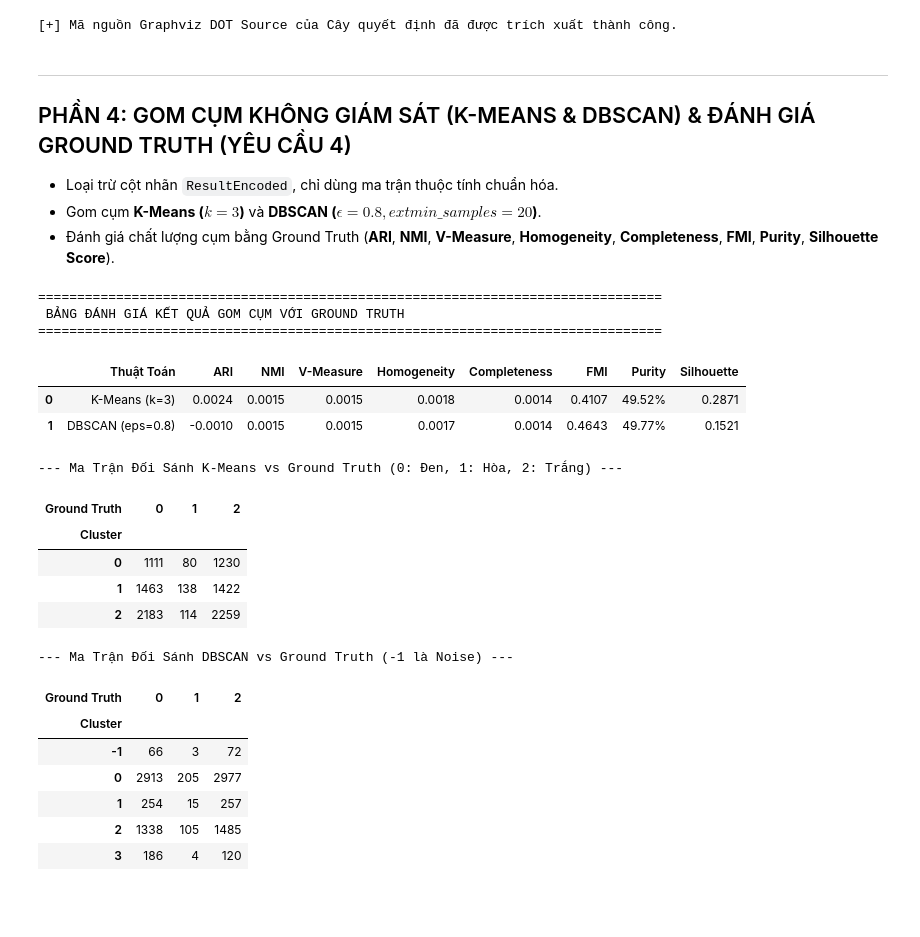
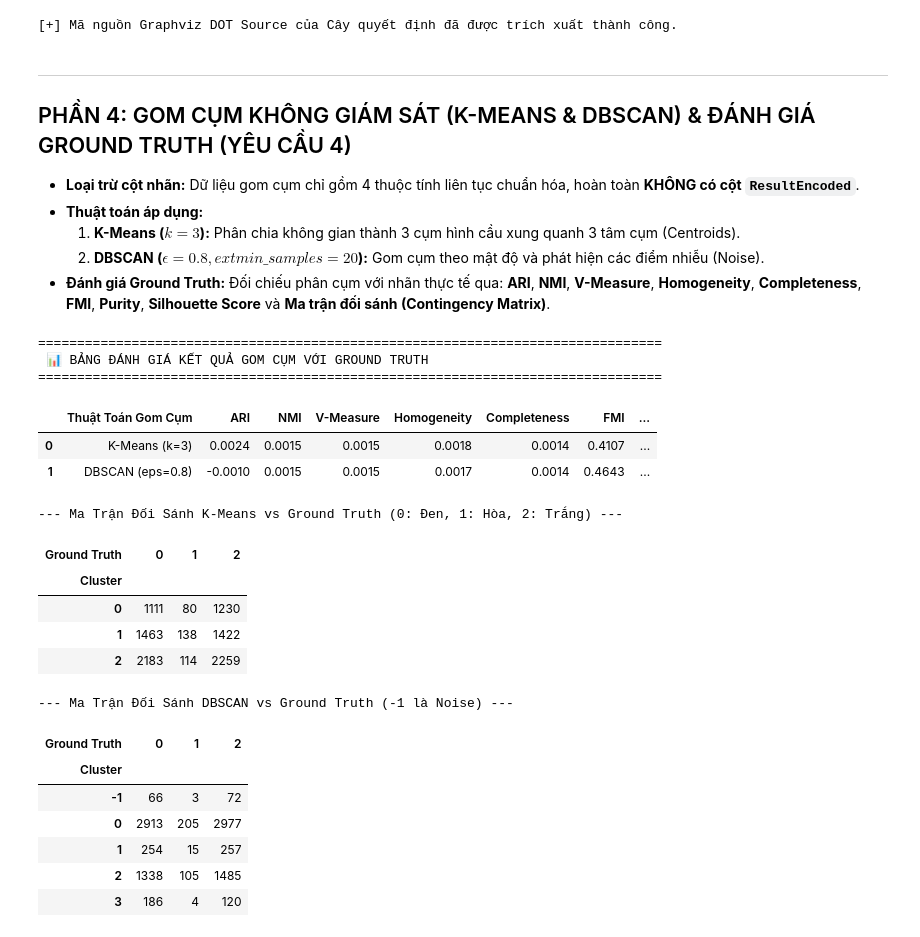
Before and after one commit to vongocgiavy/linh, a Jupyter notebook: lichess_ml_analysis.ipynb, the cells around one changed output. Cells and saved outputs as stored; diff of their text form; code cells hidden in the pictures; blank space fills up the shorter version.

```diff
--- a/lichess_ml_analysis.ipynb
+++ b/lichess_ml_analysis.ipynb
@@ -45,5 +67,6 @@ print("[+] Đã nạp thành công các thư viện cần thiết!")
 # %%
 def clean_moves(moves_str):
+    """Làm sạch chuỗi nước đi PGN, loại bỏ ký tự chú thích và đánh giá cờ."""
     if not isinstance(moves_str, str) or not moves_str.strip():
         return ""
     text = re.sub(r'\{[^}]*\}', '', moves_str)
@@ -57,6 +80,7 @@ def clean_moves(moves_str):
     return " ".join(clean_tokens)
 
 def extract_opening_ply(opening_str):
+    """Trích xuất độ sâu lý thuyết khai cuộc (số nửa nước đi lý thuyết) từ PGN Opening tag."""
     if not isinstance(opening_str, str) or not opening_str.strip():
         return 4.0
     text = opening_str.lower()
@@ -68,9 +92,11 @@ def extract_opening_ply(opening_str):
         return 4.0
     return 2.0
 
+# 1. Đọc dữ liệu gốc
 raw_path = os.path.join("data", "processed_games.csv")
 df_raw = pd.read_csv(raw_path)
 
+# 2. Xử lý ép kiểu Elo và loại bỏ giá trị dị biệt
 df = df_raw.copy()
 df['white_rating'] = pd.to_numeric(df['WhiteElo'], errors='coerce')
 df['black_rating'] = pd.to_numeric(df['BlackElo'], errors='coerce')
@@ -78,18 +104,22 @@ df = df.dropna(subset=['white_rating', 'black_rating'])
 df = df[(df['white_rating'] >= 600) & (df['white_rating'] <= 3500)]
 df = df[(df['black_rating'] >= 600) & (df['black_rating'] <= 3500)]
 
+# 3. Kỹ thuật tạo đặc trưng (Feature Engineering không rò rỉ dữ liệu)
 df['rating_diff'] = df['white_rating'] - df['black_rating']
 df['rated'] = df['Event'].apply(lambda x: 1 if isinstance(x, str) and 'rated' in x.lower() else 0)
 df['opening_ply'] = df['Opening'].apply(extract_opening_ply)
 df['Moves'] = df['Moves'].apply(clean_moves)
 
+# 4. Mã hóa nhãn mục tiêu (0: Đen thắng, 1: Hòa, 2: Trắng thắng)
 result_map = {'0-1': 0, '1/2-1/2': 1, '1-0': 2}
 df['ResultEncoded'] = df['Result'].map(result_map)
 df = df.dropna(subset=['ResultEncoded'])
 df['ResultEncoded'] = df['ResultEncoded'].astype(int)
 
+# 5. Cố định mẫu 10,000 ván cờ sạch
 df = df.sample(n=min(10000, len(df)), random_state=SEED).reset_index(drop=True)
 clean_csv_path = os.path.join("data", "filtered_processed_games.csv")
 df.to_csv(clean_csv_path, index=False)
-print(f"[+] Đã tạo tập dữ liệu sạch tại: {clean_csv_path}")
+
+print(f"[+] Đã hoàn thành tiền xử lý và lưu tập dữ liệu sạch ({len(df):,} dòng) tại: {clean_csv_path}")
 # %% [output]
@@ -412,9 +480,11 @@ else:
 # %% [markdown]
 ---
 ## PHẦN 4: GOM CỤM KHÔNG GIÁM SÁT (K-MEANS & DBSCAN) & ĐÁNH GIÁ GROUND TRUTH (YÊU CẦU 4)
-- Loại trừ cột nhãn `ResultEncoded`, chỉ dùng ma trận thuộc tính chuẩn hóa.
-- Gom cụm **K-Means ($k=3$)** và **DBSCAN ($\epsilon=0.8, 	ext{min\_samples}=20$)**.
-- Đánh giá chất lượng cụm bằng Ground Truth (**ARI**, **NMI**, **V-Measure**, **Homogeneity**, **Completeness**, **FMI**, **Purity**, **Silhouette Score**).
+* **Loại trừ cột nhãn:** Dữ liệu gom cụm chỉ gồm 4 thuộc tính liên tục chuẩn hóa, hoàn toàn **KHÔNG có cột `ResultEncoded`**.
+* **Thuật toán áp dụng:**
+  1. **K-Means ($k=3$):** Phân chia không gian thành 3 cụm hình cầu xung quanh 3 tâm cụm (Centroids).
+  2. **DBSCAN ($\epsilon=0.8, 	ext{min\_samples}=20$):** Gom cụm theo mật độ và phát hiện các điểm nhiễu (Noise).
+* **Đánh giá Ground Truth:** Đối chiếu phân cụm với nhãn thực tế qua: **ARI**, **NMI**, **V-Measure**, **Homogeneity**, **Completeness**, **FMI**, **Purity**, **Silhouette Score** và **Ma trận đối sánh (Contingency Matrix)**.
 # %%
 # 1. K-Means Clustering (k=3)
 kmeans = KMeans(n_clusters=3, init="k-means++", n_init=10, random_state=SEED)
@@ -434,41 +504,41 @@ def evaluate_clustering(cluster_labels, true_labels, name):
     sil = silhouette_score(X_scaled, cluster_labels, sample_size=min(5000, len(X_scaled)), random_state=SEED) if len(set(cluster_labels)) > 1 else 0
 
     contingency = pd.crosstab(pd.Series(cluster_labels, name="Cluster"), pd.Series(true_labels, name="Ground Truth"))
     purity = contingency.max(axis=1).sum() / len(true_labels)
 
     return {
-        "Thuật Toán": name,
+        "Thuật Toán Gom Cụm": name,
         "ARI": round(ari, 4),
         "NMI": round(nmi, 4),
         "V-Measure": round(vm, 4),
         "Homogeneity": round(homo, 4),
         "Completeness": round(comp, 4),
         "FMI": round(fmi, 4),
-        "Purity": f"{purity*100:.2f}%",
-        "Silhouette": round(sil, 4)
+        "Purity (Độ thuần khiết)": f"{purity*100:.2f}%",
+        "Silhouette Score": round(sil, 4)
     }, contingency
 
 km_res, km_mat = evaluate_clustering(km_labels, y, "K-Means (k=3)")
 db_res, db_mat = evaluate_clustering(db_labels, y, "DBSCAN (eps=0.8)")
 
 clust_df = pd.DataFrame([km_res, db_res])
 print("=" * 80)
-print(" BẢNG ĐÁNH GIÁ KẾT QUẢ GOM CỤM VỚI GROUND TRUTH")
+print(" 📊 BẢNG ĐÁNH GIÁ KẾT QUẢ GOM CỤM VỚI GROUND TRUTH")
 print("=" * 80)
 display(clust_df)
 
 print("\n--- Ma Trận Đối Sánh K-Means vs Ground Truth (0: Đen, 1: Hòa, 2: Trắng) ---")
 display(km_mat)
 
 print("\n--- Ma Trận Đối Sánh DBSCAN vs Ground Truth (-1 là Noise) ---")
 display(db_mat)
 # %% [output]
 ================================================================================
- BẢNG ĐÁNH GIÁ KẾT QUẢ GOM CỤM VỚI GROUND TRUTH
+ 📊 BẢNG ĐÁNH GIÁ KẾT QUẢ GOM CỤM VỚI GROUND TRUTH
 ================================================================================
-|  | Thuật Toán | ARI | NMI | V-Measure | Homogeneity | Completeness | FMI | Purity | Silhouette |
-| 0 | K-Means (k=3) | 0.0024 | 0.0015 | 0.0015 | 0.0018 | 0.0014 | 0.4107 | 49.52% | 0.2871 |
-| 1 | DBSCAN (eps=0.8) | -0.0010 | 0.0015 | 0.0015 | 0.0017 | 0.0014 | 0.4643 | 49.77% | 0.1521 |
+|  | Thuật Toán Gom Cụm | ARI | NMI | V-Measure | Homogeneity | Completeness | FMI | ... |
+| 0 | K-Means (k=3) | 0.0024 | 0.0015 | 0.0015 | 0.0018 | 0.0014 | 0.4107 | ... |
+| 1 | DBSCAN (eps=0.8) | -0.0010 | 0.0015 | 0.0015 | 0.0017 | 0.0014 | 0.4643 | ... |
 --- Ma Trận Đối Sánh K-Means vs Ground Truth (0: Đen, 1: Hòa, 2: Trắng) ---
 | Ground Truth | 0 | 1 | 2 |
 | Cluster |  |  |  |
```
Also changed, not shown: parts of 15 cells of this notebook, 5 other files.
